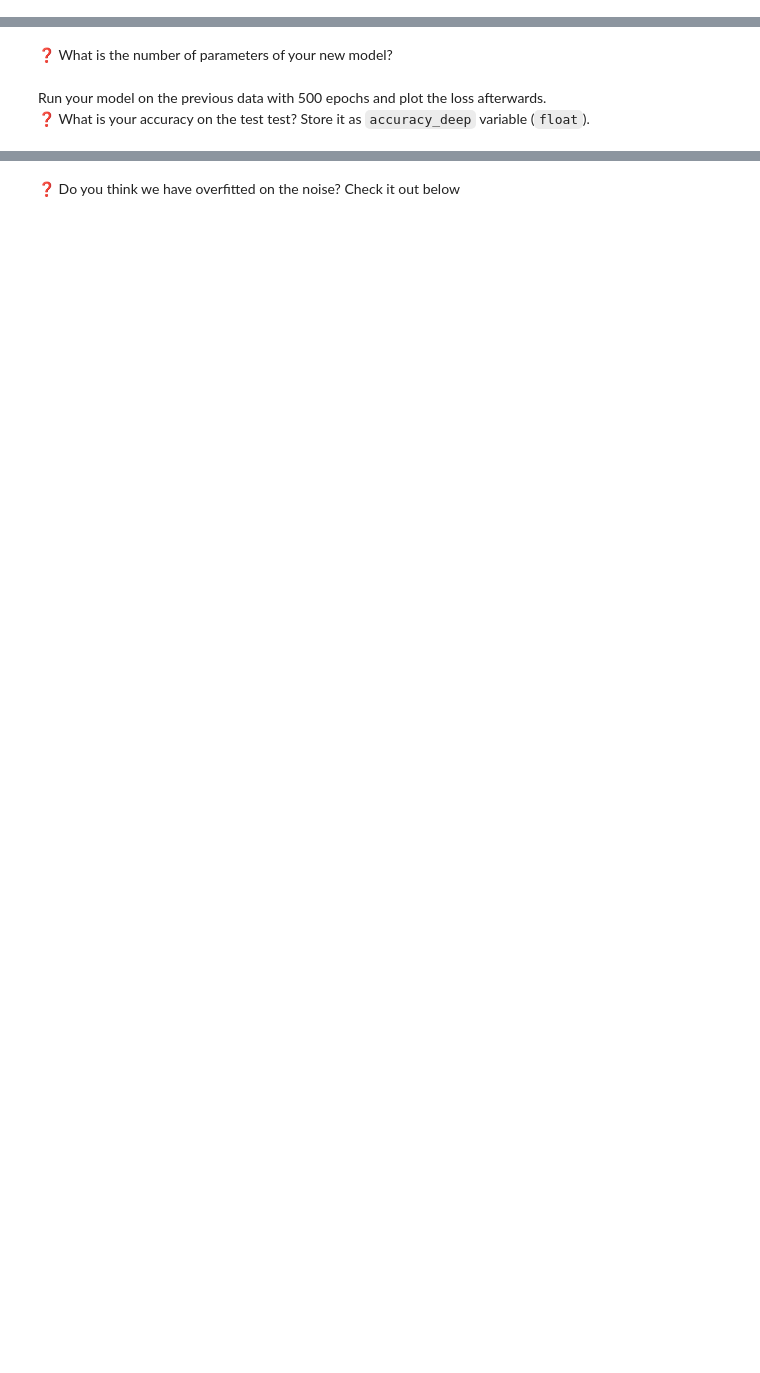
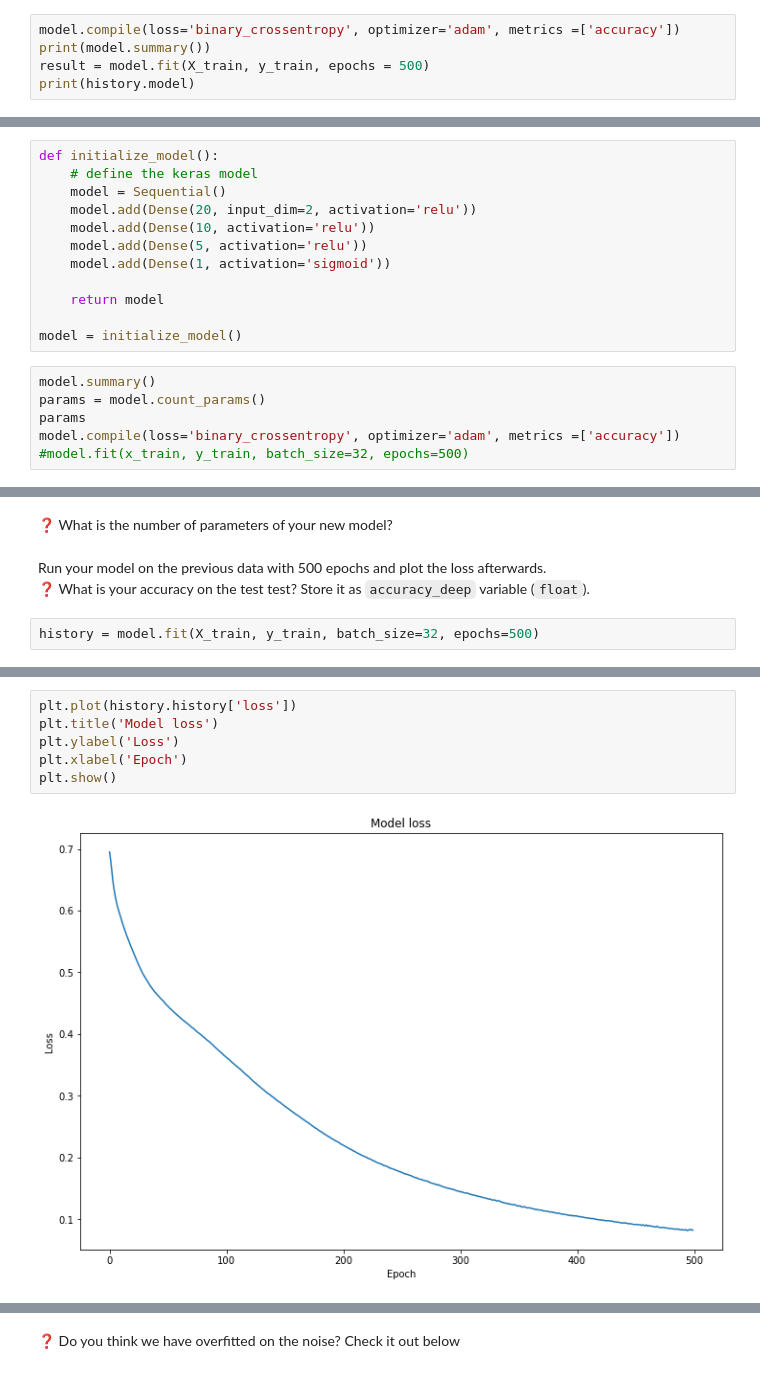
Before and after one commit to LaurenceAndraud/Deep-Learning, a Jupyter notebook: Exercice 2/your_first_neural_network.ipynb, the cells around one changed output, grey strips where cells are left out. Saved outputs shown, nothing was run; the diff lists cells and outputs as text; blank space fills up the shorter version.

```diff
--- a/Exercice 2/your_first_neural_network.ipynb
+++ b/Exercice 2/your_first_neural_network.ipynb
@@ -268,0 +290,5 @@ Loss: 0.315, Accuracy: 0.853
+# %%
+model.compile(loss='binary_crossentropy', optimizer='adam', metrics =['accuracy'])
+print(model.summary())
+result = model.fit(X_train, y_train, epochs = 500)
+print(history.model)
@@ -278,3 +327,21 @@ Answer in the next chapter `Optimizers, Loss, Fitting` of this `Deep Learning Mo
 - a second layer with 10 neurons (activation: `"relu"`)
 - a third layer with 5 neurons (activation: `"relu"`)
 - an output layer suited for this problem
+# %%
+def initialize_model():
+    # define the keras model
+    model = Sequential()
+    model.add(Dense(20, input_dim=2, activation='relu'))
+    model.add(Dense(10, activation='relu'))
+    model.add(Dense(5, activation='relu'))
+    model.add(Dense(1, activation='sigmoid'))
+
+    return model
+
+model = initialize_model()
+# %%
+model.summary()
+params = model.count_params()
+params
+model.compile(loss='binary_crossentropy', optimizer='adam', metrics =['accuracy'])
+#model.fit(x_train, y_train, batch_size=32, epochs=500)
@@ -283,3 +368,5 @@ Answer in the next chapter `Optimizers, Loss, Fitting` of this `Deep Learning Mo
 # %% [markdown]
 Run your model on the previous data with 500 epochs and plot the loss afterwards.
 ❓ What is your accuracy on the test test? Store it as `accuracy_deep` variable (`float`).
+# %%
+history = model.fit(X_train, y_train, batch_size=32, epochs=500)
@@ -285,0 +391,8 @@ Run your model on the previous data with 500 epochs and plot the loss afterwards
+# %%
+plt.plot(history.history['loss'])
+plt.title('Model loss')
+plt.ylabel('Loss')
+plt.xlabel('Epoch')
+plt.show()
+# %% [output]
+[figure, added]
```
Also changed, not shown: parts of 11 cells of this notebook, 2 other files.
